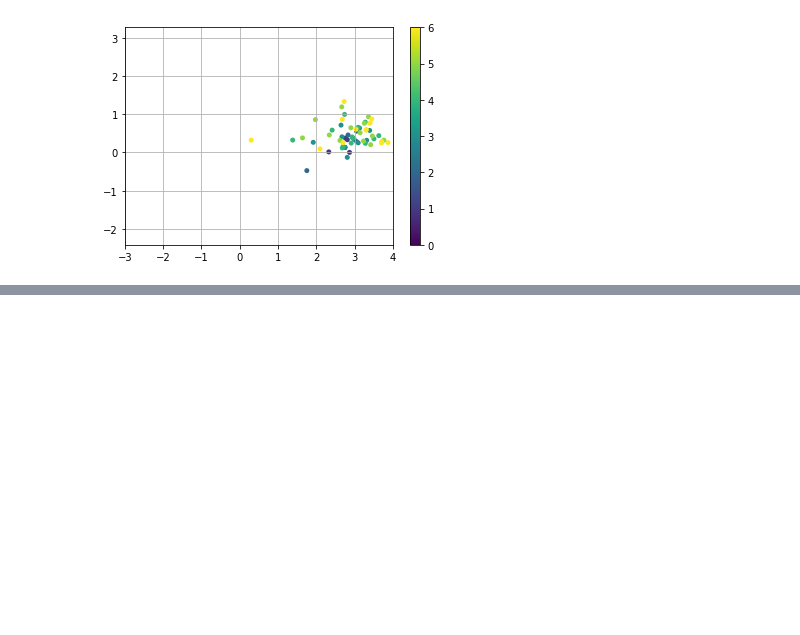
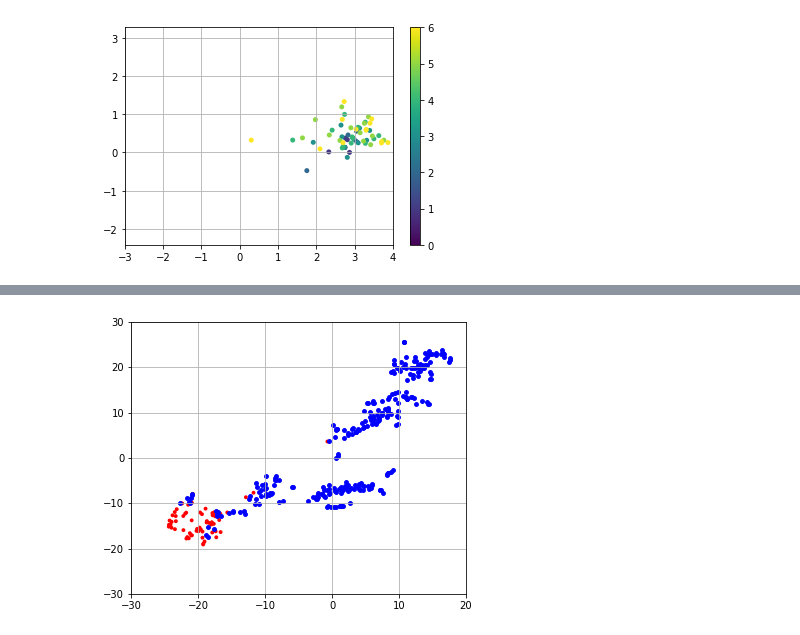
Before and after one commit to hsd1503/covid19_rnn, a Jupyter notebook: ResultsVis.ipynb, the cells around one changed output, grey strips where cells are left out. Cells and saved outputs as stored; diff of their text form; code cells hidden in the pictures; blank space fills up the shorter version.

```diff
--- a/ResultsVis.ipynb
+++ b/ResultsVis.ipynb
@@ -170,0 +189,10 @@ plt.savefig('scatterdead.jpg', dpi=300)
+# %%
+plt.figure(figsize=(6,5))
+plt.scatter(deadPro[:,0],deadPro[:,1],c = 'red',edgecolor='none',alpha=1,s=15)
+plt.scatter(survivalPro[:,0],survivalPro[:,1],c = 'blue',alpha=1,s=15)
+plt.grid()
+plt.gca().set_ylim(-30,30)
+plt.gca().set_xlim(-30,20)
+plt.savefig('scatter.jpg', dpi=300)
+# %% [output]
+[figure, added]
```
Also changed, not shown: parts of 17 cells of this notebook.
